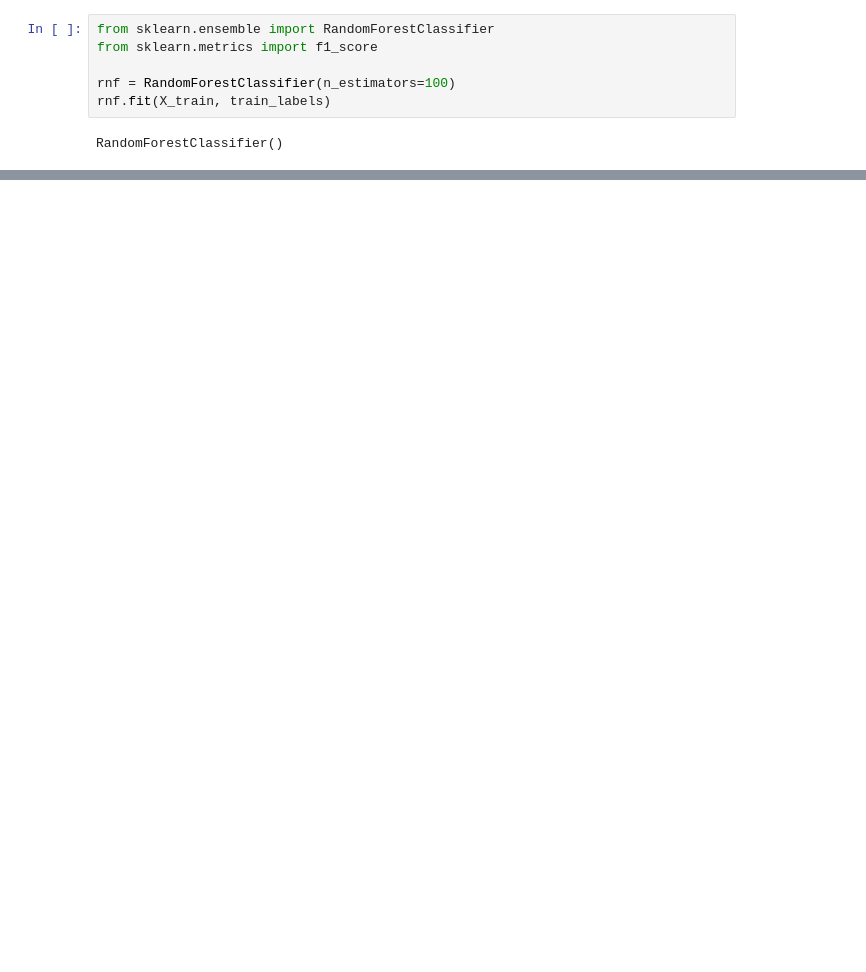
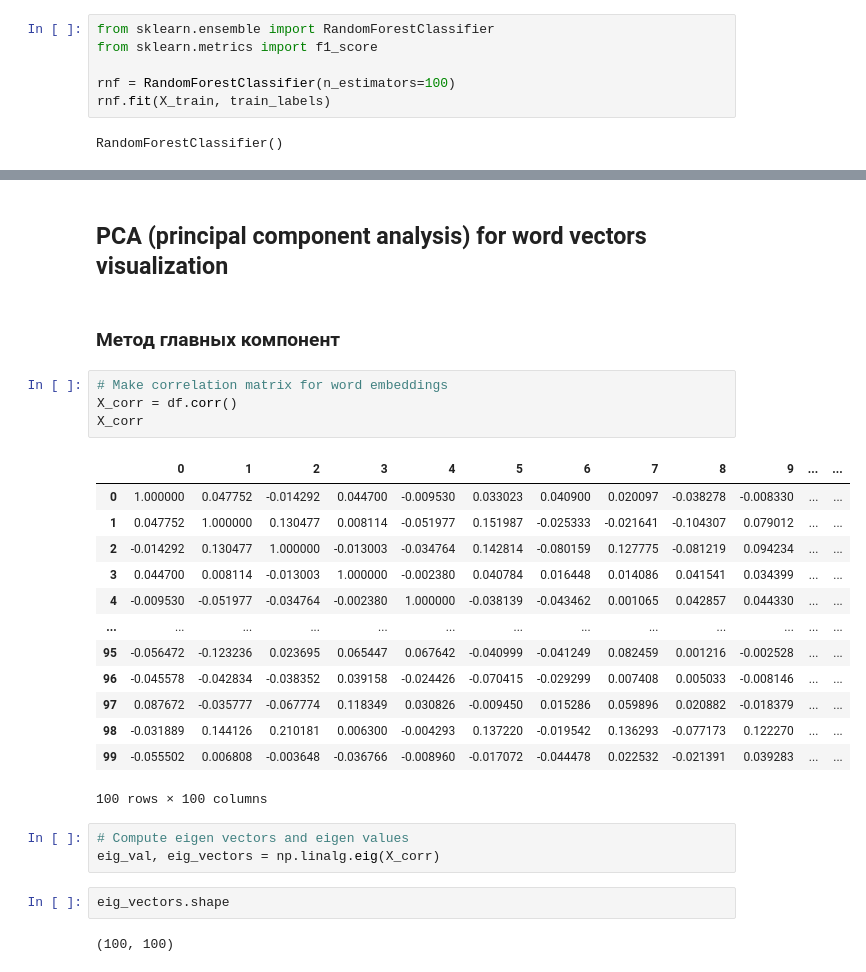
Before and after one commit to vetka925/sentiment_airbnb, a Jupyter notebook: sentiment.ipynb, the cells around one changed output, grey strips where cells are left out. Cells and saved outputs as stored; diff of their text form; blank space fills up the shorter version.

```diff
--- a/sentiment.ipynb
+++ b/sentiment.ipynb
@@ -359,0 +521,29 @@ Best parameters: {'C': 1, 'class_weight': None, 'dual': False, 'fit_intercept':
+# %% [markdown]
+## PCA (principal component analysis) for word vectors visualization
+# %% [markdown]
+### Метод главных компонент
+# %%
+# Make correlation matrix for word embeddings
+X_corr = df.corr()
+X_corr
+# %% [output]
+|  | 0 | 1 | 2 | 3 | 4 | 5 | 6 | 7 | 8 | 9 | ... | ... |
+| 0 | 1.000000 | 0.047752 | -0.014292 | 0.044700 | -0.009530 | 0.033023 | 0.040900 | 0.020097 | -0.038278 | -0.008330 | ... | ... |
+| 1 | 0.047752 | 1.000000 | 0.130477 | 0.008114 | -0.051977 | 0.151987 | -0.025333 | -0.021641 | -0.104307 | 0.079012 | ... | ... |
+| 2 | -0.014292 | 0.130477 | 1.000000 | -0.013003 | -0.034764 | 0.142814 | -0.080159 | 0.127775 | -0.081219 | 0.094234 | ... | ... |
+| 3 | 0.044700 | 0.008114 | -0.013003 | 1.000000 | -0.002380 | 0.040784 | 0.016448 | 0.014086 | 0.041541 | 0.034399 | ... | ... |
+| 4 | -0.009530 | -0.051977 | -0.034764 | -0.002380 | 1.000000 | -0.038139 | -0.043462 | 0.001065 | 0.042857 | 0.044330 | ... | ... |
+| ... | ... | ... | ... | ... | ... | ... | ... | ... | ... | ... | ... | ... |
+| 95 | -0.056472 | -0.123236 | 0.023695 | 0.065447 | 0.067642 | -0.040999 | -0.041249 | 0.082459 | 0.001216 | -0.002528 | ... | ... |
+| 96 | -0.045578 | -0.042834 | -0.038352 | 0.039158 | -0.024426 | -0.070415 | -0.029299 | 0.007408 | 0.005033 | -0.008146 | ... | ... |
+| 97 | 0.087672 | -0.035777 | -0.067774 | 0.118349 | 0.030826 | -0.009450 | 0.015286 | 0.059896 | 0.020882 | -0.018379 | ... | ... |
+| 98 | -0.031889 | 0.144126 | 0.210181 | 0.006300 | -0.004293 | 0.137220 | -0.019542 | 0.136293 | -0.077173 | 0.122270 | ... | ... |
+| 99 | -0.055502 | 0.006808 | -0.003648 | -0.036766 | -0.008960 | -0.017072 | -0.044478 | 0.022532 | -0.021391 | 0.039283 | ... | ... |
+100 rows × 100 columns
+# %%
+# Compute eigen vectors and eigen values
+eig_val, eig_vectors = np.linalg.eig(X_corr)
+# %%
+eig_vectors.shape
+# %% [output]
+(100, 100)
```
Also changed, not shown: parts of 46 cells of this notebook, 8 other files.
